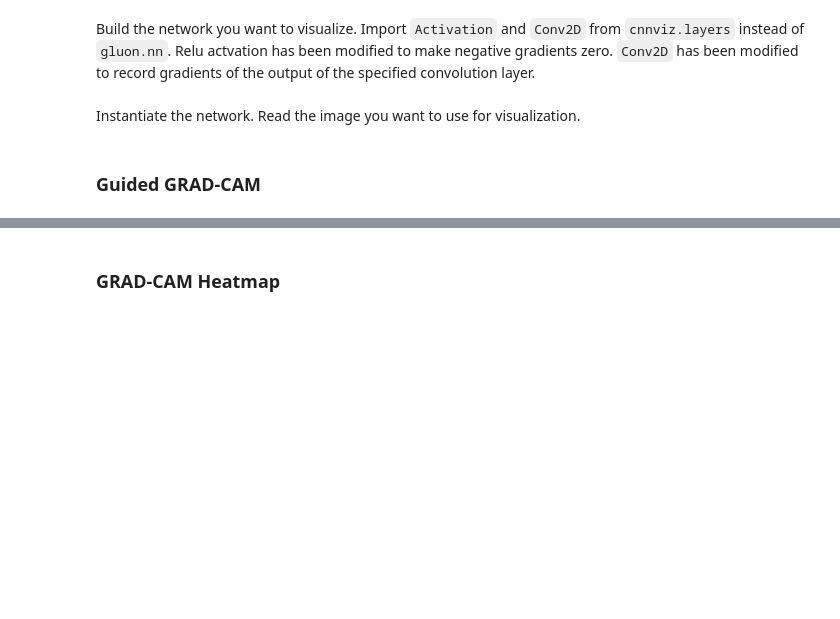
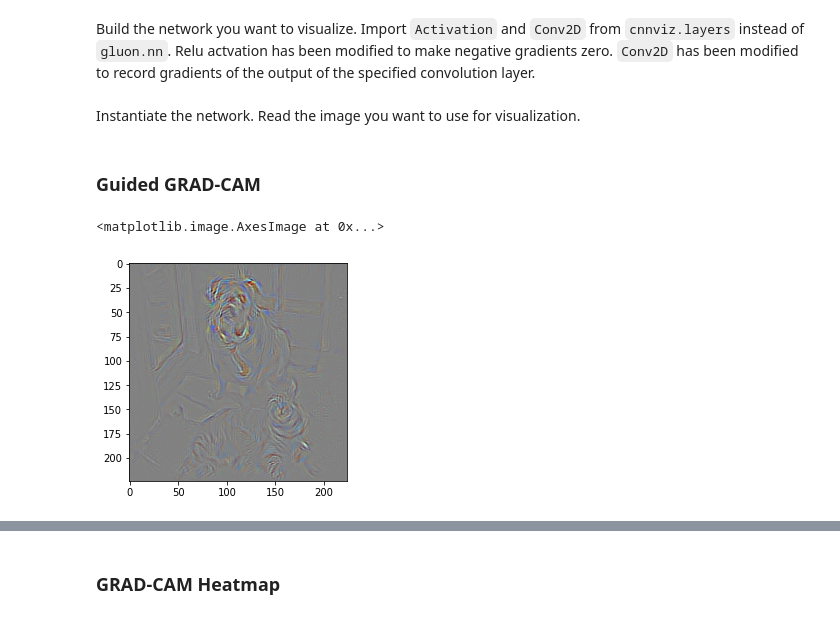
Before and after one commit to Ishitori/mxnet_tutorials, a Jupyter notebook: visualize_cnn/Interface.ipynb, the cells around one changed output, grey strips where cells are left out. Drawn from its saved outputs; the diff is of its cells as text; code cells hidden in the pictures; blank space fills up the shorter version.

```diff
--- a/visualize_cnn/Interface.ipynb
+++ b/visualize_cnn/Interface.ipynb
@@ -112,6 +112,12 @@ cam = (cam - np.min(cam)) / (np.max(cam) - np.min(cam))
 cam = np.uint8(cam * 255)
 
 ggcam = np.multiply(cam, imggrad)
+# %%
+img = cnnviz.grad_to_image(imggrad)
+plt.imshow(img)
+# %% [output]
+<matplotlib.image.AxesImage at 0x...>
+[figure, added]
 # %%
 img = cnnviz.grad_to_image(ggcam)
 plt.imshow(img)
```
Also changed, not shown: parts of 6 cells of this notebook, 2 other files.
